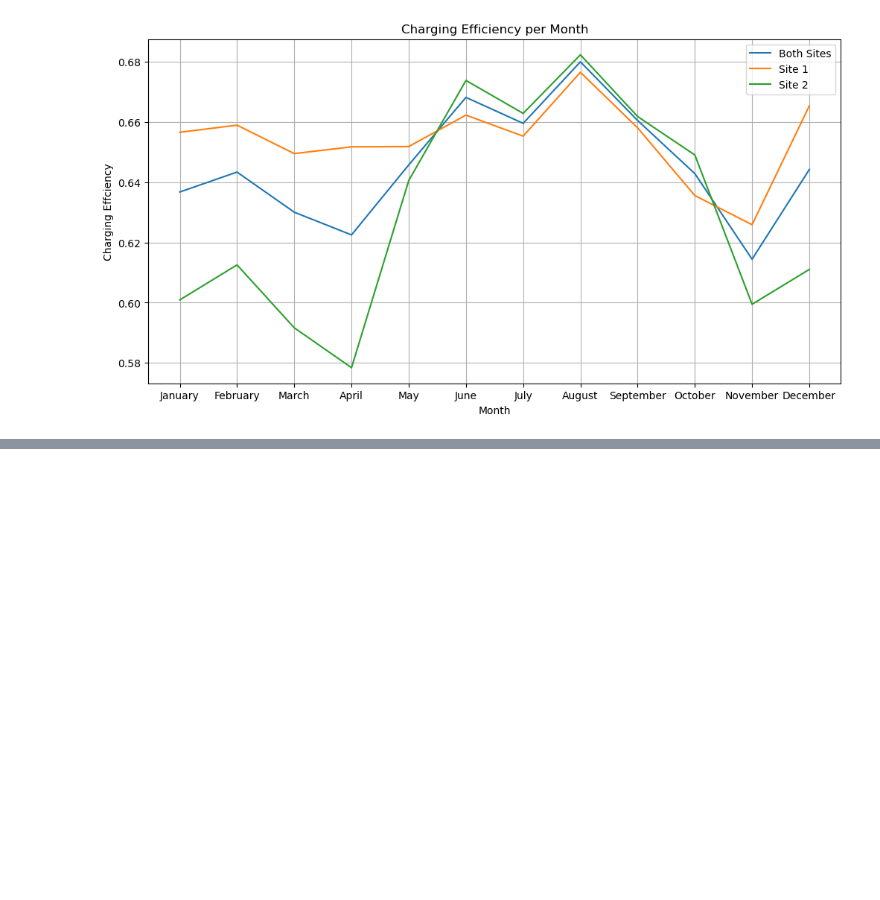
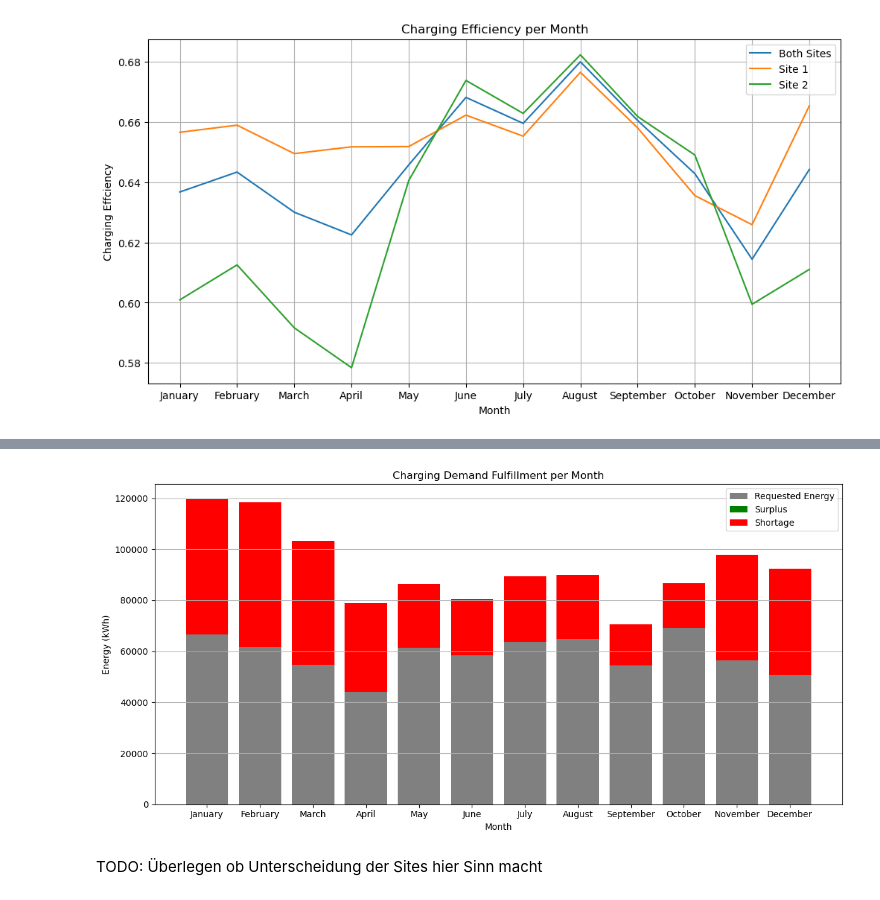
Before and after one commit to JakobJetter/AA_Project_WS2526, a Jupyter notebook: 02_Descriptive_Analytics/key_performance_indicators.ipynb, the cells around one changed output, grey strips where cells are left out. Drawn from its saved outputs; the diff is of its cells as text; code cells hidden in the pictures; blank space fills up the shorter version.

```diff
--- a/02_Descriptive_Analytics/key_performance_indicators.ipynb
+++ b/02_Descriptive_Analytics/key_performance_indicators.ipynb
@@ -295,0 +456,49 @@ plt.show()
+# %%
+monthly_energy = (charging_data_months[["lastKWhRequested", "kWhDelivered"]].sum())
+
+# delivered > requested
+monthly_energy["surplus"] = (monthly_energy["kWhDelivered"] - monthly_energy["lastKWhRequested"]).clip(lower=0)
+
+# delivered < requested
+monthly_energy["shortage"] = (monthly_energy["lastKWhRequested"] - monthly_energy["kWhDelivered"]).clip(lower=0)
+
+# fulfilled demand
+monthly_energy["fulfilled"] = monthly_energy["lastKWhRequested"] - monthly_energy["shortage"]
+
+x = range(1, 13)
+
+plt.figure(figsize=(12, 6))
+
+# grey = fulfilled demand
+plt.bar(x, monthly_energy["fulfilled"], color="grey", label="Requested Energy")
+
+# green = surplus
+plt.bar(
+    x,
+    monthly_energy["surplus"],
+    bottom=monthly_energy["fulfilled"],
+    color="green",
+    label="Surplus"
+)
+
+# red = shortage
+plt.bar(
+    x,
+    monthly_energy["shortage"],
+    bottom=monthly_energy["fulfilled"],
+    color="red",
+    label="Shortage"
+)
+
+plt.xlabel("Month")
+plt.ylabel("Energy (kWh)")
+plt.title("Charging Demand Fulfillment per Month")
+plt.xticks(x, labels=months)
+plt.legend()
+plt.grid(axis="y")
+plt.tight_layout()
+plt.show()
+# %% [output]
+[figure, added]
+# %% [markdown]
+TODO: Überlegen ob Unterscheidung der Sites hier Sinn macht
```
Also changed, not shown: parts of 25 cells of this notebook.
